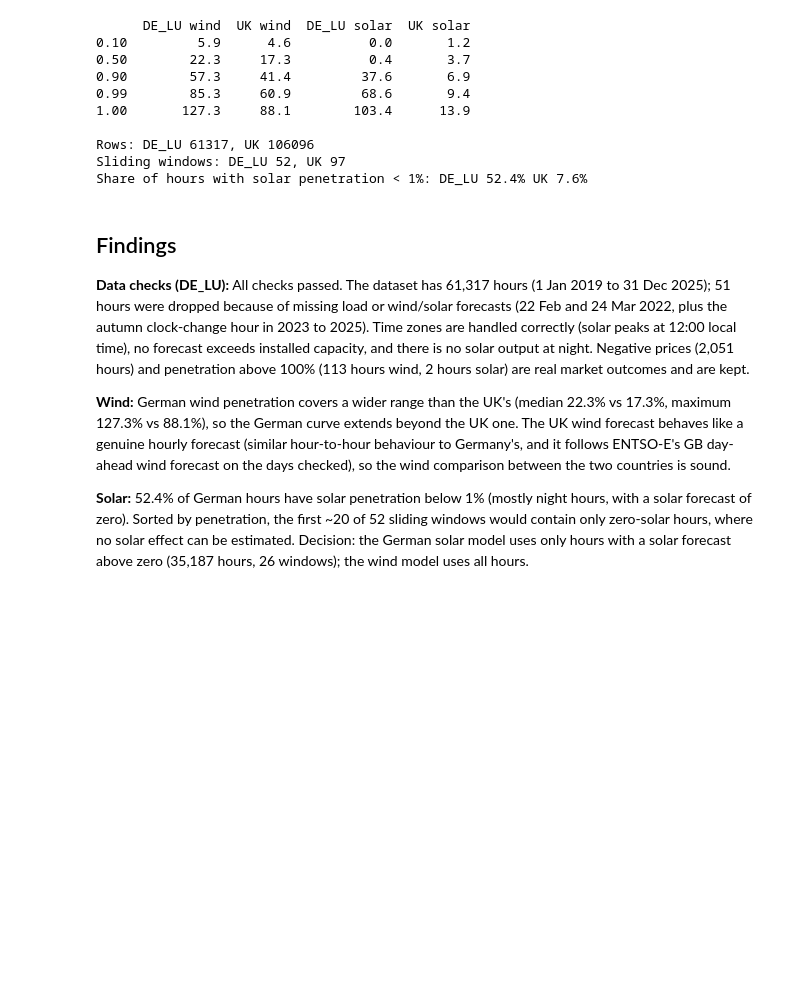
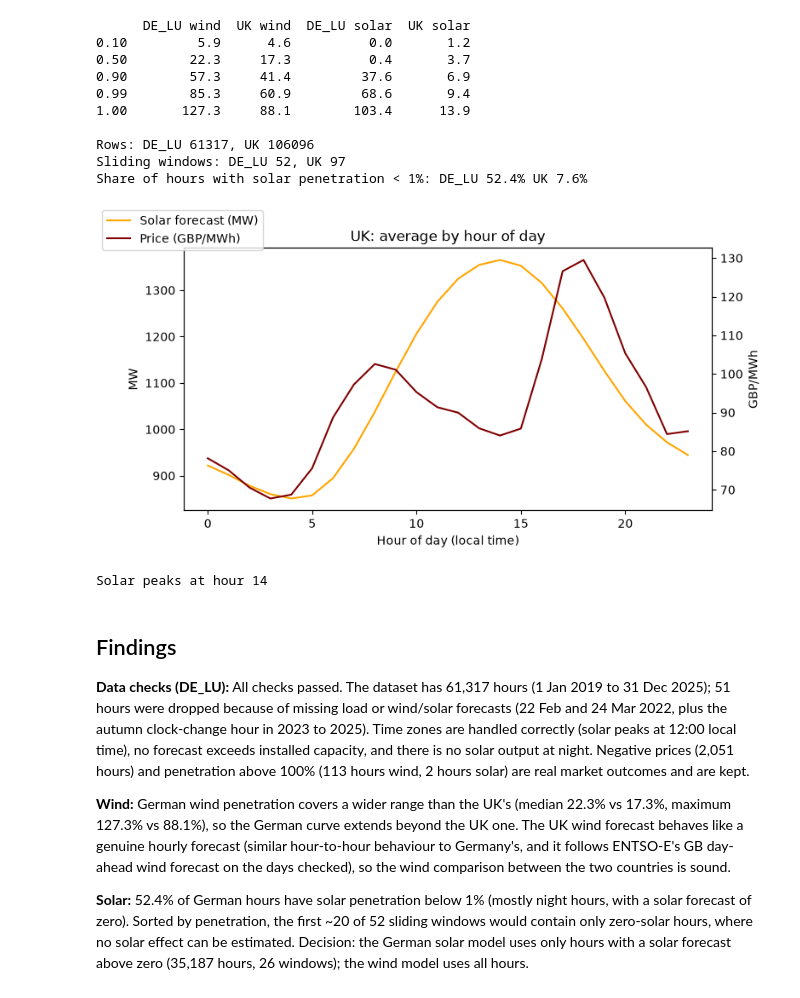
Before and after one commit to yunte-sung/market-impact-renewables, a Jupyter notebook: notebooks/02_check_DE_LU.ipynb, the cells around one changed output. Cells and saved outputs as stored; diff of their text form; code cells hidden in the pictures; blank space fills up the shorter version.

Commit message:
added UK solar forecast graph in EDA

```diff
--- a/notebooks/02_check_DE_LU.ipynb
+++ b/notebooks/02_check_DE_LU.ipynb
@@ -209,6 +209,28 @@ print(f"Share of hours with solar penetration < 1%: {ZONE} {(df[schema.SOLAR_PEN
 Rows: DE_LU 61317, UK 106096
 Sliding windows: DE_LU 52, UK 97
 Share of hours with solar penetration < 1%: DE_LU 52.4% UK 7.6%
+# %%
+from analysis_settings import UK_COLUMNS
+
+# UK data with the standard column names (UK_COLUMNS maps standard name -> UK name, so reversing it)
+uk_full = pd.read_csv(UK_PATH, usecols=list(UK_COLUMNS.values())).rename(
+    columns={uk_name: std_name for std_name, uk_name in UK_COLUMNS.items()})
+
+by_hour_uk = uk_full.groupby(schema.HOUR)
+fig, ax1 = plt.subplots(figsize=(8,4))
+ax1.plot(by_hour_uk[schema.SOLAR_FORECAST].mean(), color="orange", label="Solar forecast (MW)")
+ax1.set_xlabel("Hour of day (local time)")
+ax1.set_ylabel("MW")
+ax2 = ax1.twinx()
+ax2.plot(by_hour_uk[schema.PRICE].mean(), color="maroon", label="Price (GBP/MWh)")
+ax2.set_ylabel("GBP/MWh")
+fig.legend(loc="upper left")
+ax1.set_title("UK: average by hour of day")
+plt.show()
+print("Solar peaks at hour", by_hour_uk[schema.SOLAR_FORECAST].mean().idxmax())
+# %% [output]
+[figure, added]
+Solar peaks at hour 14
 # %% [markdown]
 ## Findings
 
```
